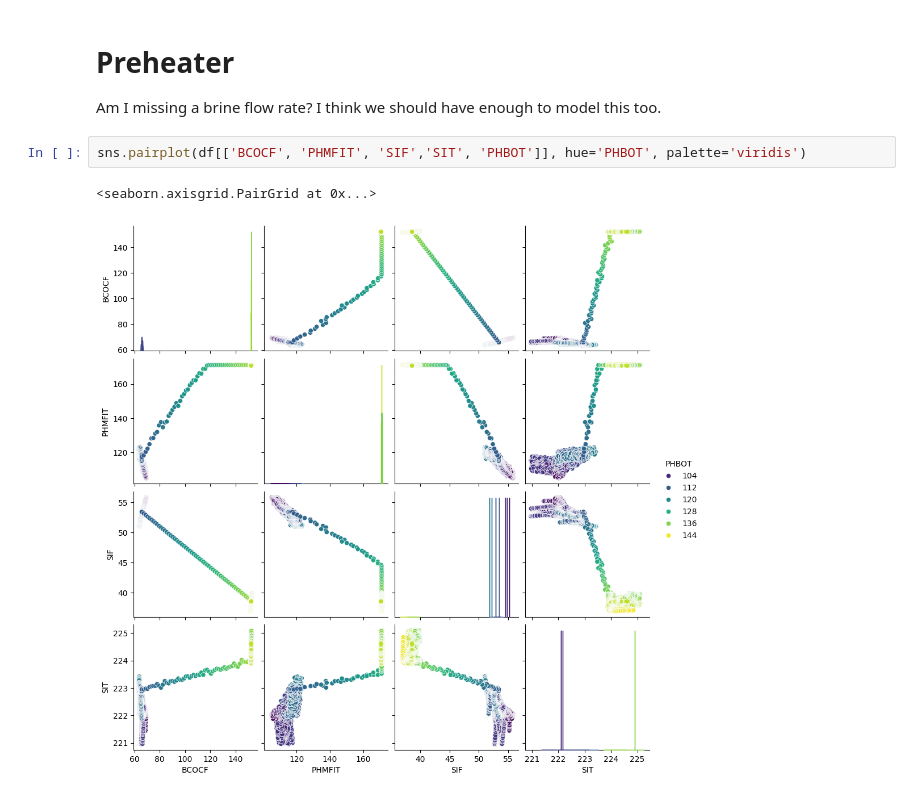
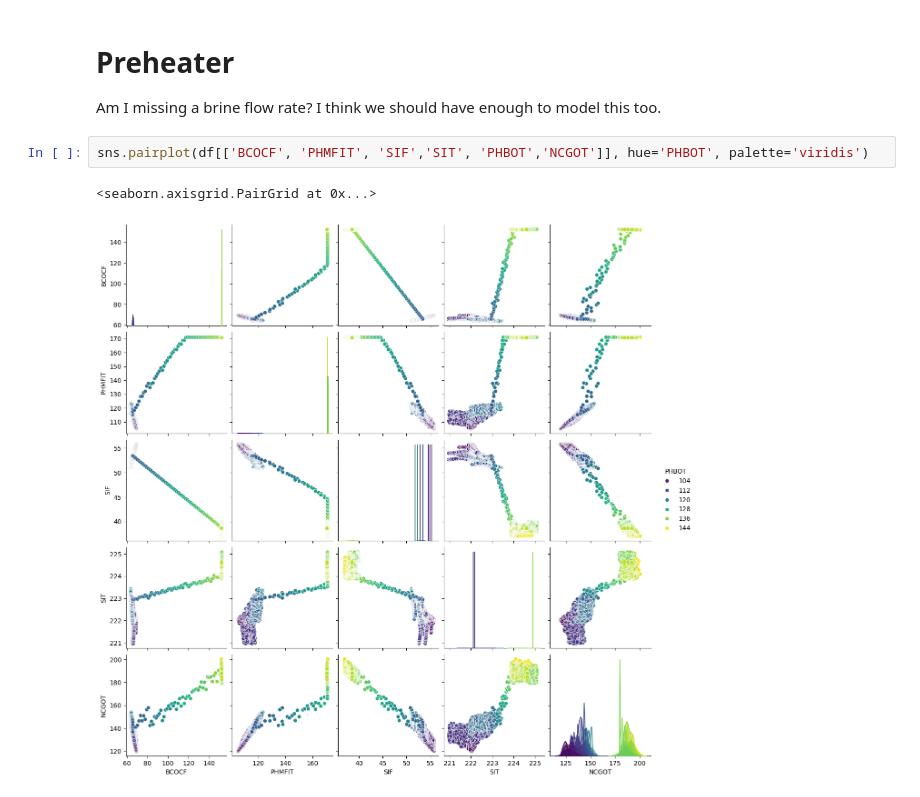
Before and after one commit to bertkdowns/geothermal, a Jupyter notebook: t0_sklearn/other_pairplots.ipynb, the cells around one changed output. Cells and saved outputs as stored; diff of their text form.

Commit message:
update plot to show more of preheater

```diff
--- a/t0_sklearn/other_pairplots.ipynb
+++ b/t0_sklearn/other_pairplots.ipynb
@@ -108,7 +108,7 @@ sns.pairplot(df[[ 'TOT', 'PHMFIT', 'CIT']], hue='CIT', palette='viridis')
 
 Am I missing a brine flow rate? I think we should have enough to model this too.
 # %%
-sns.pairplot(df[['BCOCF', 'PHMFIT', 'SIF','SIT', 'PHBOT']], hue='PHBOT', palette='viridis')
+sns.pairplot(df[['BCOCF', 'PHMFIT', 'SIF','SIT', 'PHBOT','NCGOT']], hue='PHBOT', palette='viridis')
 # %% [output]
 <seaborn.axisgrid.PairGrid at 0x...>
-[figure, old version]
+[figure, new version]
```
Also changed, not shown: parts of 1 cell of this notebook.
